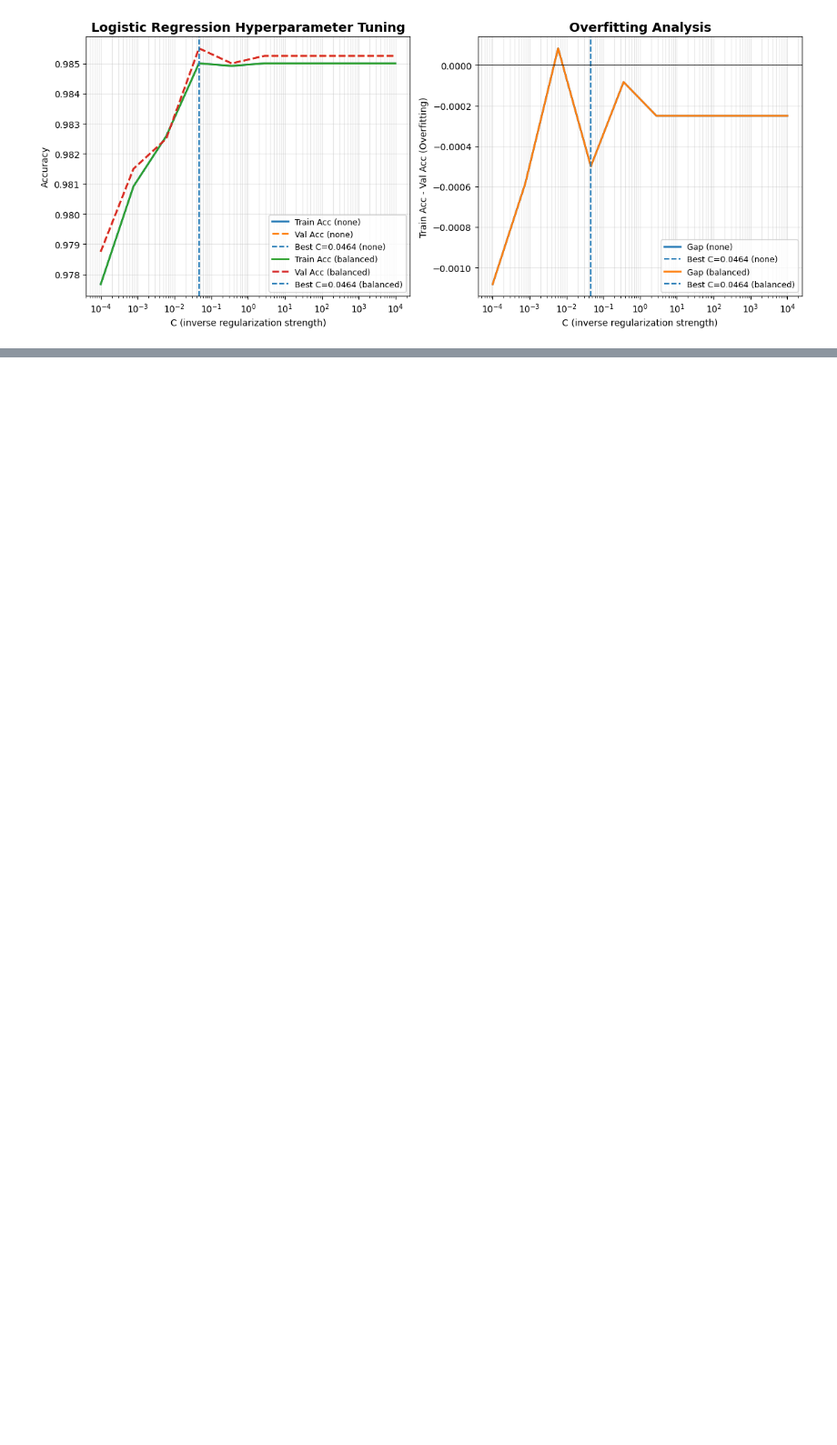
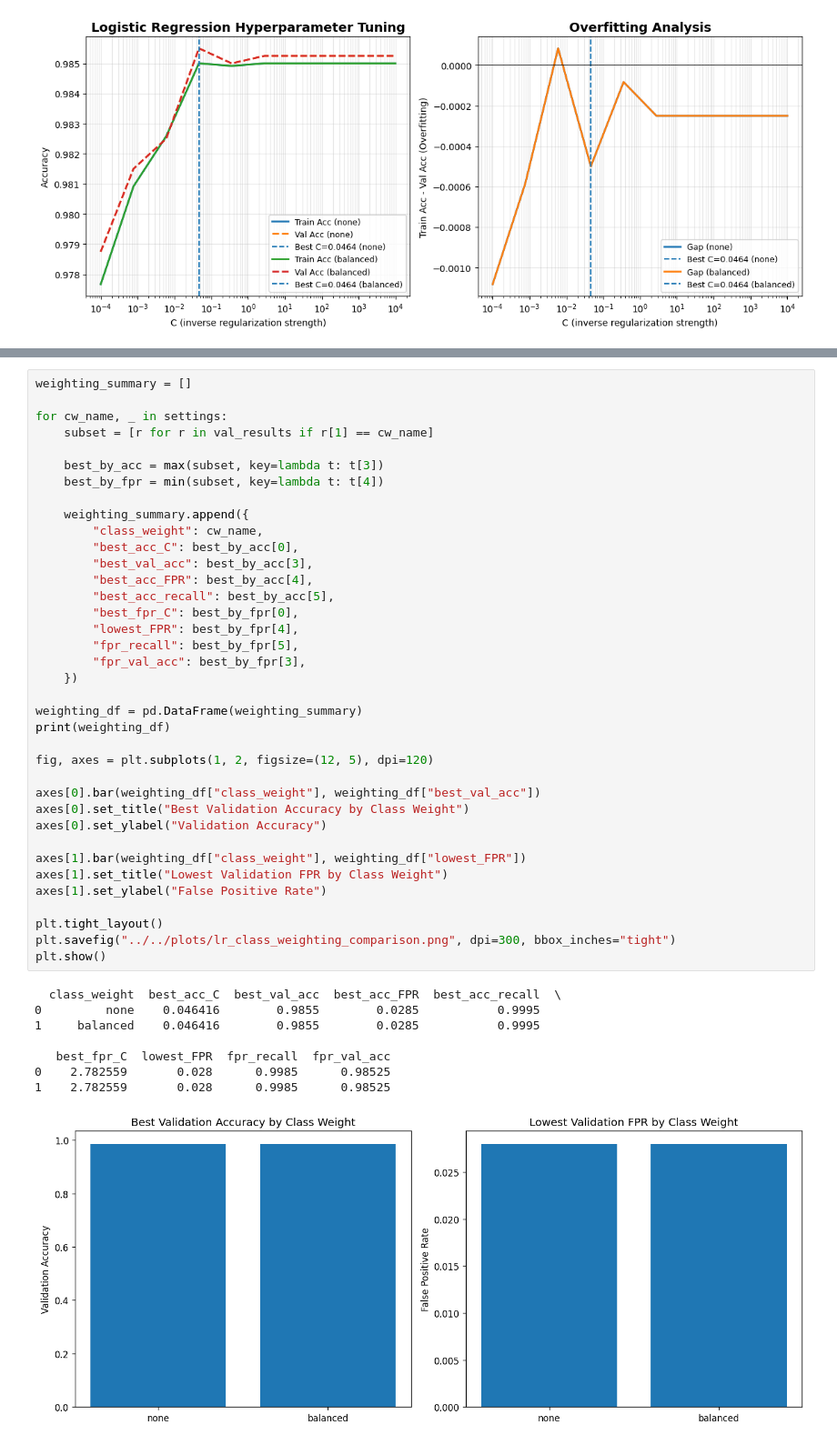
Before and after one commit to Flootersmm/ml_project, a Jupyter notebook: notebooks/ml/logistic_regression.ipynb, the cells around one changed output, grey strips where cells are left out. Shown at 91% size. Drawn from its saved outputs; the diff is of its cells as text; blank space fills up the shorter version.

```diff
--- a/notebooks/ml/logistic_regression.ipynb
+++ b/notebooks/ml/logistic_regression.ipynb
@@ -256,3 +294,49 @@ plt.show()
+# %%
+weighting_summary = []
+
+for cw_name, _ in settings:
+    subset = [r for r in val_results if r[1] == cw_name]
+
+    best_by_acc = max(subset, key=lambda t: t[3])
+    best_by_fpr = min(subset, key=lambda t: t[4])
+
+    weighting_summary.append({
+        "class_weight": cw_name,
+        "best_acc_C": best_by_acc[0],
+        "best_val_acc": best_by_acc[3],
+        "best_acc_FPR": best_by_acc[4],
+        "best_acc_recall": best_by_acc[5],
+        "best_fpr_C": best_by_fpr[0],
+        "lowest_FPR": best_by_fpr[4],
+        "fpr_recall": best_by_fpr[5],
+        "fpr_val_acc": best_by_fpr[3],
+    })
+
+weighting_df = pd.DataFrame(weighting_summary)
+print(weighting_df)
+
+fig, axes = plt.subplots(1, 2, figsize=(12, 5), dpi=120)
+
+axes[0].bar(weighting_df["class_weight"], weighting_df["best_val_acc"])
+axes[0].set_title("Best Validation Accuracy by Class Weight")
+axes[0].set_ylabel("Validation Accuracy")
+
+axes[1].bar(weighting_df["class_weight"], weighting_df["lowest_FPR"])
+axes[1].set_title("Lowest Validation FPR by Class Weight")
+axes[1].set_ylabel("False Positive Rate")
+
+plt.tight_layout()
+plt.savefig("../../plots/lr_class_weighting_comparison.png", dpi=300, bbox_inches="tight")
+plt.show()
+# %% [output]
+  class_weight  best_acc_C  best_val_acc  best_acc_FPR  best_acc_recall  \
+0         none    0.046416        0.9855        0.0285           0.9995
+1     balanced    0.046416        0.9855        0.0285           0.9995
+
+   best_fpr_C  lowest_FPR  fpr_recall  fpr_val_acc
+0    2.782559       0.028      0.9985      0.98525
+1    2.782559       0.028      0.9985      0.98525
+[figure, added]
 # %%
 best = max(val_results, key=lambda t: t[3])  # maximize val_acc
 best_C, best_cw_name, best_train_acc, best_val_acc, best_fpr, best_recall = best
```
Also changed, not shown: parts of 11 cells of this notebook.
